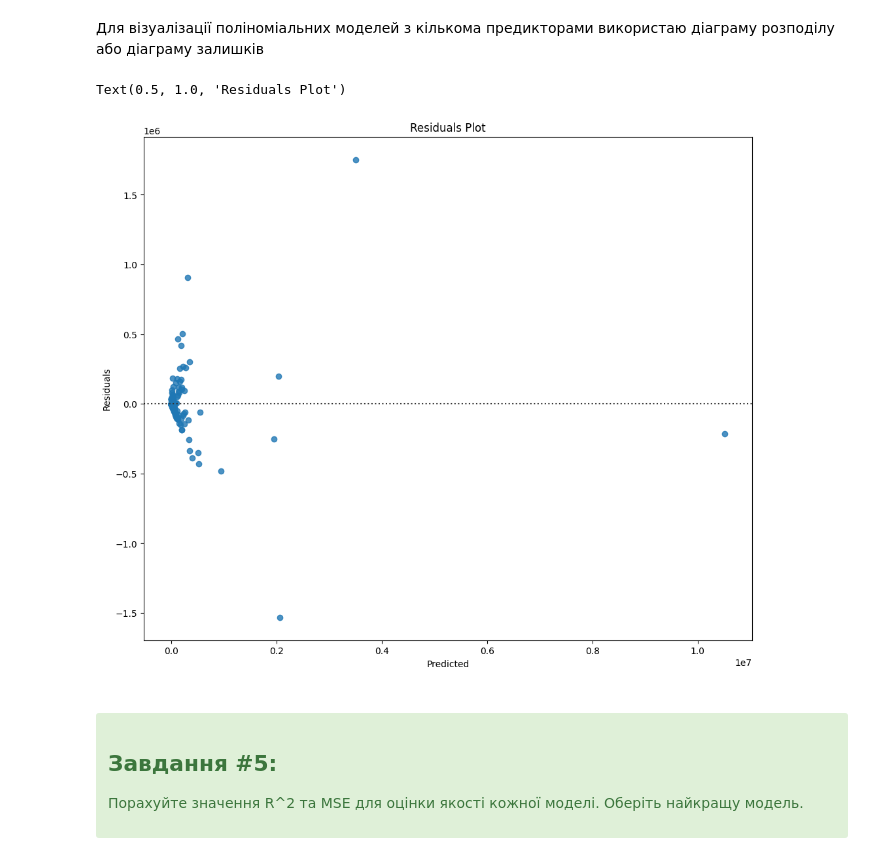
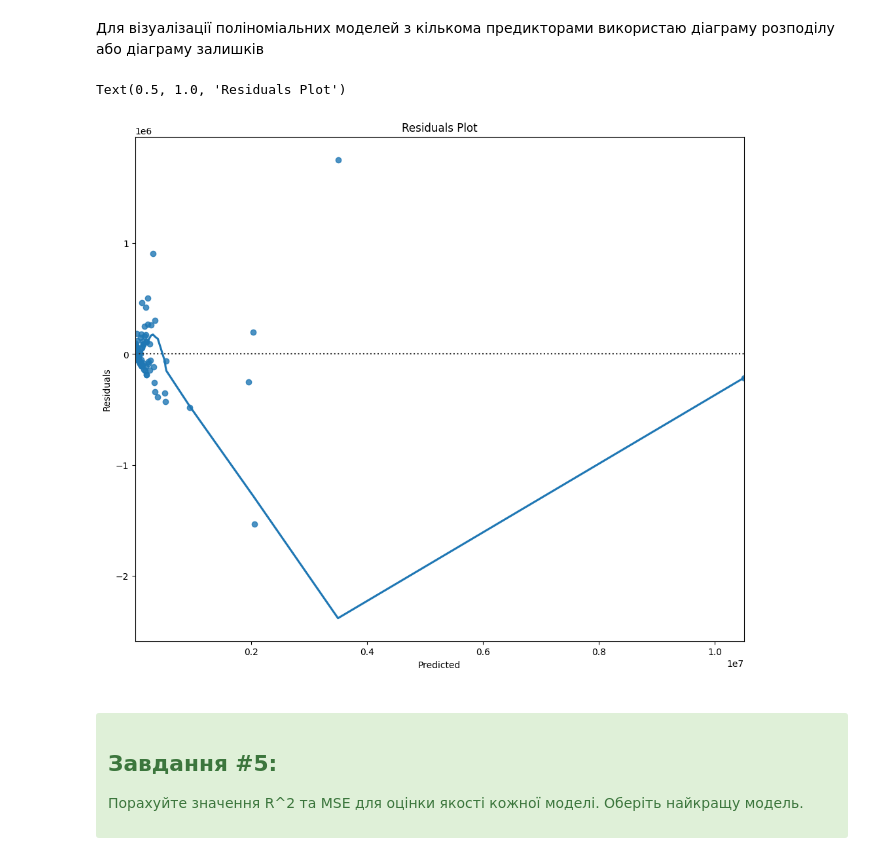
Before and after one commit to ivankomin/data_science_labs, a Jupyter notebook: lab3/DA-3-2.ipynb, the cells around one changed output. Saved outputs shown, nothing was run; the diff lists cells and outputs as text; code cells hidden in the pictures.

```diff
--- a/lab3/DA-3-2.ipynb
+++ b/lab3/DA-3-2.ipynb
@@ -306,13 +306,13 @@ plt.legend()
 # %%
 # Напишіть ваш код нижче та натисніть Shift+Enter для виконання
 y_pred = pipe6.predict(x6)
 residuals_df = pd.DataFrame({'Residuals': y6 - y_pred, 'Predicted': y_pred})
 plt.figure(figsize=(width, height))
-sns.residplot(x=residuals_df['Predicted'], y=residuals_df['Residuals'])
+sns.residplot(x=residuals_df['Predicted'], y=residuals_df['Residuals'], lowess=True)
 plt.title('Residuals Plot')
 # %% [output]
 Text(0.5, 1.0, 'Residuals Plot')
-[figure, old version]
+[figure, new version]
 # %% [markdown]
 <a name="task5"></a>
 <div class="alert alert-success alertsuccess" style="margin-top: 20px">
```
Also changed, not shown: parts of 2 cells of this notebook, 2 other files.
